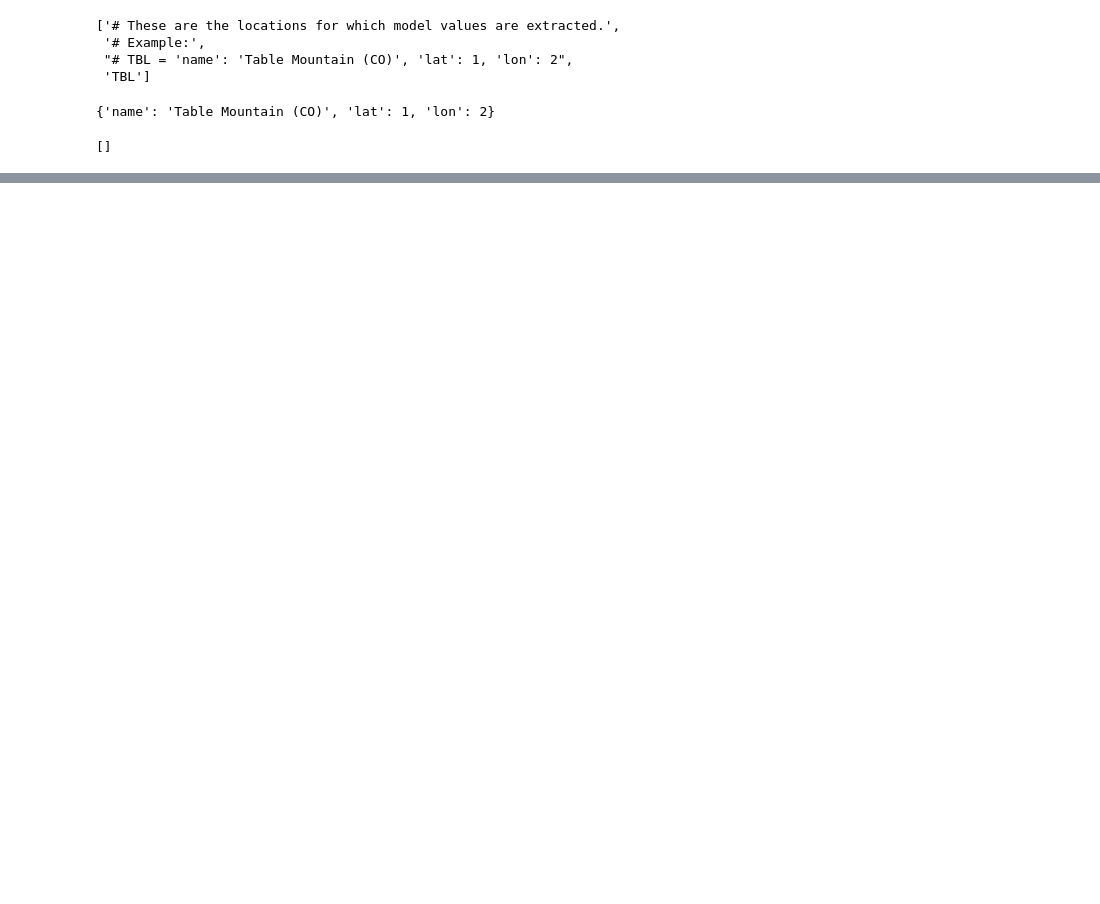
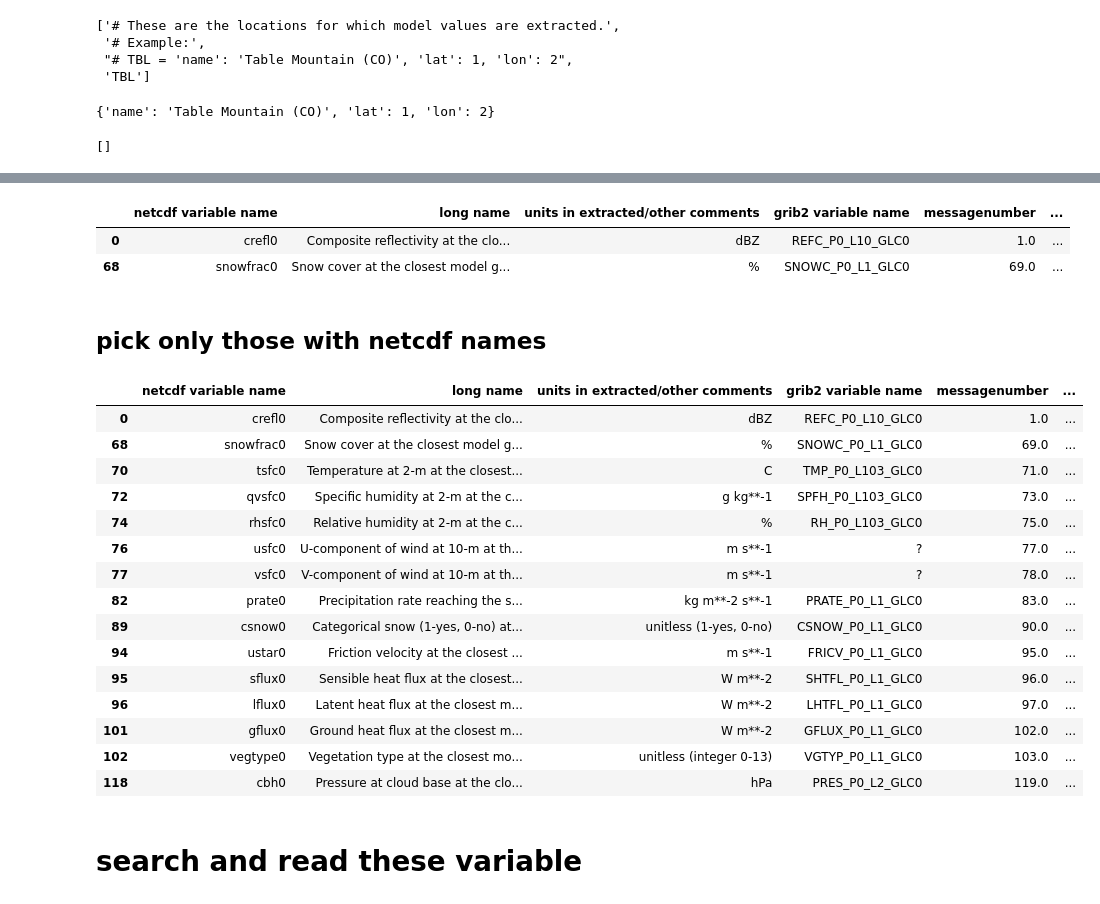
Before and after one commit to hagne/hrrr_sraper, a Jupyter notebook: examples/operationalize/development.ipynb, the cells around one changed output, grey strips where cells are left out. Saved outputs shown, nothing was run; the diff lists cells and outputs as text; code cells hidden in the pictures; blank space fills up the shorter version.

```diff
--- a/examples/operationalize/development.ipynb
+++ b/examples/operationalize/development.ipynb
@@ -59,0 +202,4 @@ list(config_in['variables'].keys())
+# %%
+p2varmatch = 'hrrr_2d_grb_info_matched.xlsx'
+df = pd.read_excel(p2varmatch)
+df
@@ -59,0 +220,31 @@ list(config_in['variables'].keys())
+# %%
+df.iloc[[0,68], :]
+# %% [output]
+|  | netcdf variable name | long name | units in extracted/other comments | grib2 variable name | messagenumber | ... |
+| 0 | crefl0 | Composite reflectivity at the clo... | dBZ | REFC_P0_L10_GLC0 | 1.0 | ... |
+| 68 | snowfrac0 | Snow cover at the closest model g... | % | SNOWC_P0_L1_GLC0 | 69.0 | ... |
+# %% [markdown]
+## pick only those with netcdf names
+# %%
+df = df[~(df['netcdf variable name'].isna())]
+# %%
+df
+# %% [output]
+|  | netcdf variable name | long name | units in extracted/other comments | grib2 variable name | messagenumber | ... |
+| 0 | crefl0 | Composite reflectivity at the clo... | dBZ | REFC_P0_L10_GLC0 | 1.0 | ... |
+| 68 | snowfrac0 | Snow cover at the closest model g... | % | SNOWC_P0_L1_GLC0 | 69.0 | ... |
+| 70 | tsfc0 | Temperature at 2-m at the closest... | C | TMP_P0_L103_GLC0 | 71.0 | ... |
+| 72 | qvsfc0 | Specific humidity at 2-m at the c... | g kg**-1 | SPFH_P0_L103_GLC0 | 73.0 | ... |
+| 74 | rhsfc0 | Relative humidity at 2-m at the c... | % | RH_P0_L103_GLC0 | 75.0 | ... |
+| 76 | usfc0 | U-component of wind at 10-m at th... | m s**-1 | ? | 77.0 | ... |
+| 77 | vsfc0 | V-component of wind at 10-m at th... | m s**-1 | ? | 78.0 | ... |
+| 82 | prate0 | Precipitation rate reaching the s... | kg m**-2 s**-1 | PRATE_P0_L1_GLC0 | 83.0 | ... |
+| 89 | csnow0 | Categorical snow (1-yes, 0-no) at... | unitless (1-yes, 0-no) | CSNOW_P0_L1_GLC0 | 90.0 | ... |
+| 94 | ustar0 | Friction velocity at the closest ... | m s**-1 | FRICV_P0_L1_GLC0 | 95.0 | ... |
+| 95 | sflux0 | Sensible heat flux at the closest... | W m**-2 | SHTFL_P0_L1_GLC0 | 96.0 | ... |
+| 96 | lflux0 | Latent heat flux at the closest m... | W m**-2 | LHTFL_P0_L1_GLC0 | 97.0 | ... |
+| 101 | gflux0 | Ground heat flux at the closest m... | W m**-2 | GFLUX_P0_L1_GLC0 | 102.0 | ... |
+| 102 | vegtype0 | Vegetation type at the closest mo... | unitless (integer 0-13) | VGTYP_P0_L1_GLC0 | 103.0 | ... |
+| 118 | cbh0 | Pressure at cloud base at the clo... | hPa | PRES_P0_L2_GLC0 | 119.0 | ... |
+# %% [markdown]
+# search and read these variable
```
Also changed, not shown: parts of 56 cells of this notebook, 11 other files.
